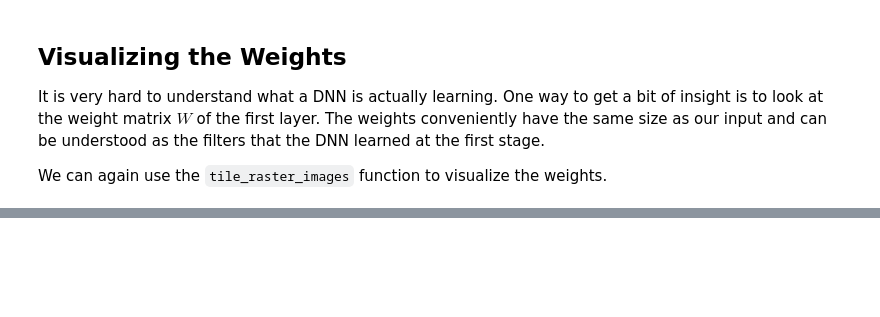
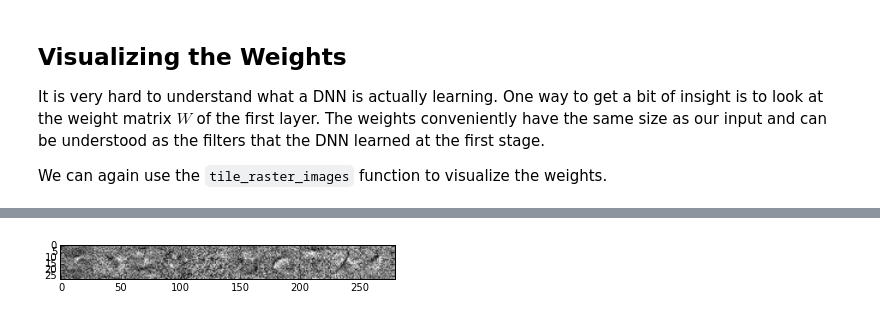
Before and after one commit to vkaynig/IACS_ComputeFest_DeepLearning, a Jupyter notebook: Fully_Connected_Networks.ipynb, the cells around one changed output, grey strips where cells are left out. Cells and saved outputs as stored; diff of their text form; code cells hidden in the pictures; blank space fills up the shorter version.

```diff
--- a/Fully_Connected_Networks.ipynb
+++ b/Fully_Connected_Networks.ipynb
@@ -599,0 +602,36 @@ plt.show()
+# %%
+class MLP_deep(object):
+    def __init__(self, rng, input, n_in, n_hidden, n_out):
+
+        self.hiddenLayers = []
+
+        self.params = []
+
+        next_input = input
+        next_n_in = n_in
+        next_n_out = n_hidden[0]
+
+        for n_h in n_hidden:
+            hl = HiddenLayer(
+            rng=rng,
+            input=next_input,
+            n_in=next_n_in,
+            n_out=n_h,
+            activation=T.tanh
+            )
+            next_input = hl.output
+            next_n_in = n_h
+            self.hiddenLayers.append(hl)
+            self.params += hl.params
+
+
+        self.logRegressionLayer = LogisticRegression(
+            input=self.hiddenLayers[-1].output,
+            n_in=n_hidden[-1],
+            n_out=n_out
+        )
+
+        self.negative_log_likelihood = self.logRegressionLayer.negative_log_likelihood
+        self.errors = self.logRegressionLayer.errors
+
+        self.params += self.logRegressionLayer.params
@@ -599,0 +730,9 @@ plt.show()
+# %%
+filters = tile_raster_images(classifier.hiddenLayers[0].W.T.eval(), img_shape=(28,28), tile_shape=(1,10), tile_spacing=(0, 0),
+                       scale_rows_to_unit_interval=True,
+                       output_pixel_vals=True)
+
+plt.imshow(filters)
+plt.show()
+# %% [output]
+[figure, added]
```
Also changed, not shown: parts of 10 cells of this notebook.
